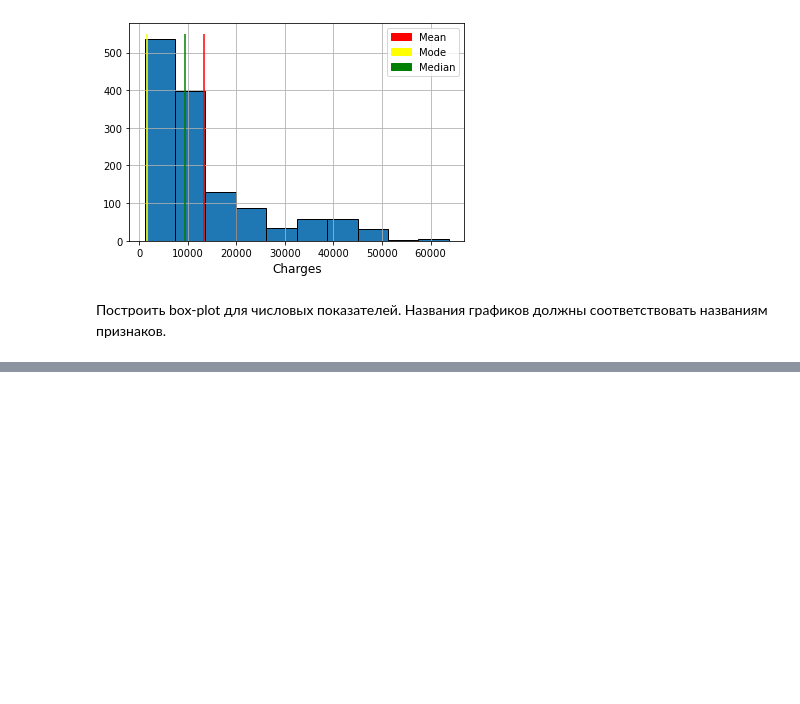
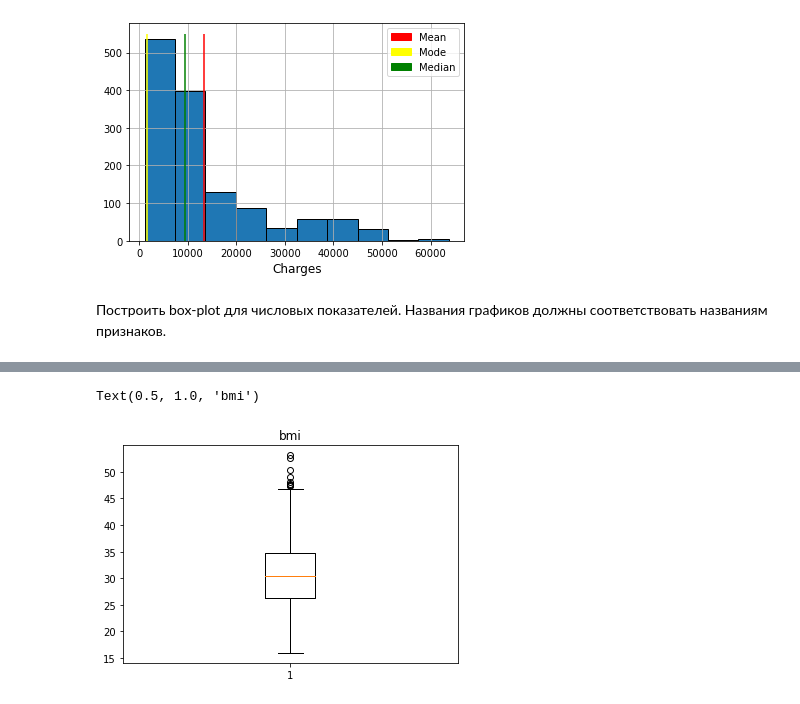
Before and after one commit to GeorgiiVoyakin/mirea-big-data, a Jupyter notebook: task-04/task-04.ipynb, the cells around one changed output, grey strips where cells are left out. Drawn from its saved outputs; the diff is of its cells as text; code cells hidden in the pictures; blank space fills up the shorter version.

```diff
--- a/task-04/task-04.ipynb
+++ b/task-04/task-04.ipynb
@@ -89,0 +96,6 @@ plt.legend(handles=[red_patch, yellow_patch, green_patch])
+# %%
+plt.boxplot(df['bmi'])
+plt.title('bmi')
+# %% [output]
+Text(0.5, 1.0, 'bmi')
+[figure, added]
```
Also changed, not shown: parts of 3 cells of this notebook.
